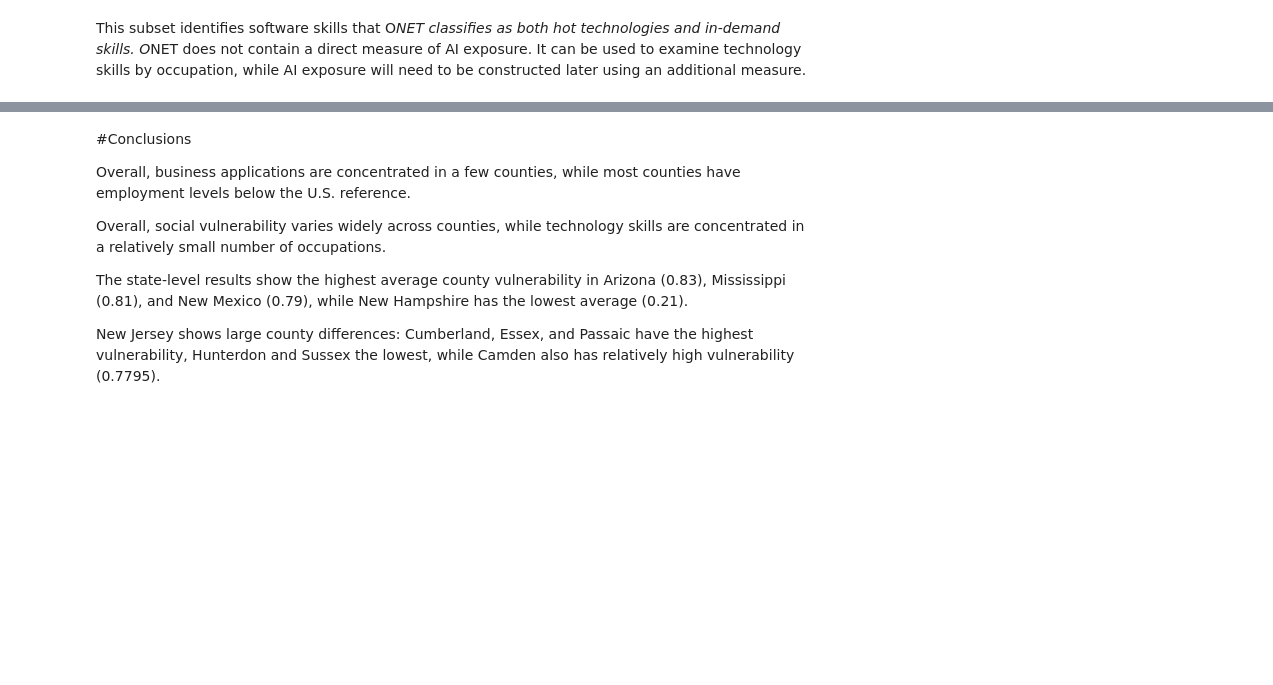
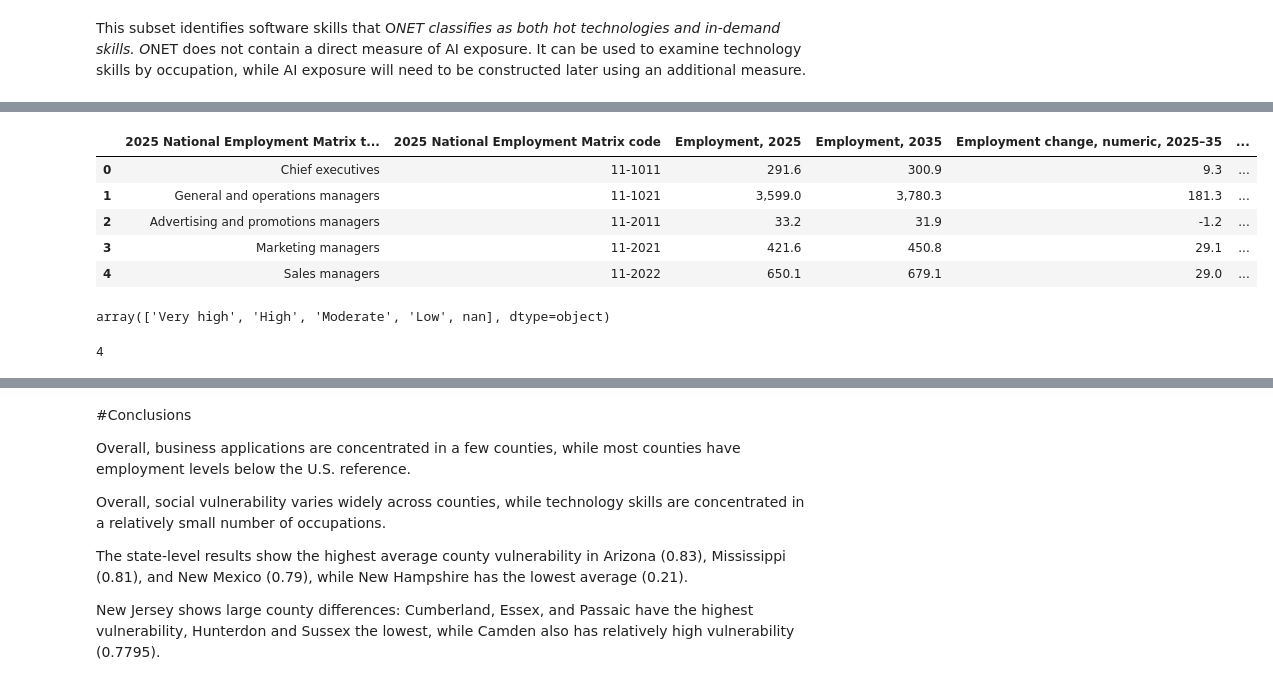
Before and after one commit to shirleyrutgers/DataManPy, a Jupyter notebook: ps1dataman.ipynb, the cells around one changed output, grey strips where cells are left out. Saved outputs shown, nothing was run; the diff lists cells and outputs as text; code cells hidden in the pictures; blank space fills up the shorter version.

```diff
--- a/ps1dataman.ipynb
+++ b/ps1dataman.ipynb
@@ -1179,0 +1188,27 @@ O*NET does not contain a direct measure of AI exposure. It can be used to examin
+# %%
+# Database: AI Exposure
+# Read CSV and use row 2 as the header
+aiexposure = pd.read_csv(
+    'https://docs.google.com/spreadsheets/d/e/2PACX-1vT5FyvuwpxYs3lELKcSFqfgUC7k8j1Z4SNBjtkXcB3gFDDtqVvPPoxTzJ3wPrHAyA/pub?gid=1470805534&single=true&output=csv',
+    skiprows=1
+)
+
+# Review
+aiexposure.head()
+# %% [output]
+|  | 2025 National Employment Matrix t... | 2025 National Employment Matrix code | Employment, 2025 | Employment, 2035 | Employment change, numeric, 2025–35 | ... |
+| 0 | Chief executives | 11-1011 | 291.6 | 300.9 | 9.3 | ... |
+| 1 | General and operations managers | 11-1021 | 3,599.0 | 3,780.3 | 181.3 | ... |
+| 2 | Advertising and promotions managers | 11-2011 | 33.2 | 31.9 | -1.2 | ... |
+| 3 | Marketing managers | 11-2021 | 421.6 | 450.8 | 29.1 | ... |
+| 4 | Sales managers | 11-2022 | 650.1 | 679.1 | 29.0 | ... |
+# %%
+# Check the AI exposure categories
+aiexposure['Relative AI exposure'].unique()
+# %% [output]
+array(['Very high', 'High', 'Moderate', 'Low', nan], dtype=object)
+# %%
+# Number of categories
+aiexposure['Relative AI exposure'].nunique()
+# %% [output]
+4
```
Also changed, not shown: parts of 3 cells of this notebook.
